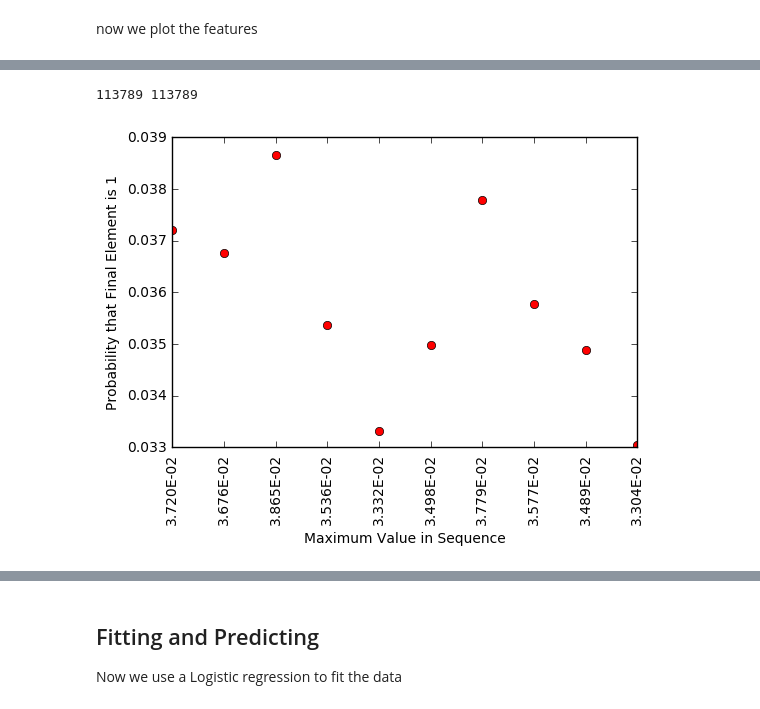
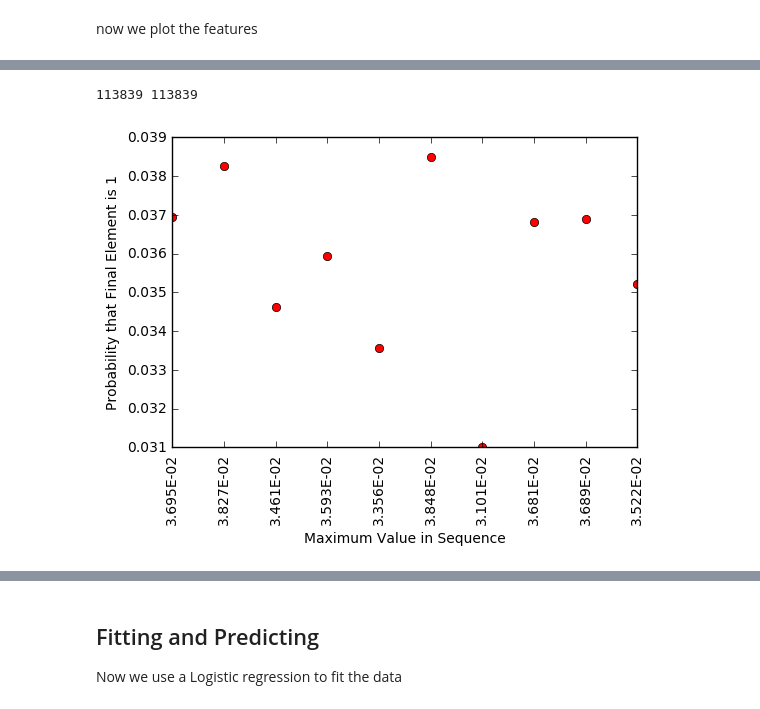
Before and after one commit to bpolania/Capstone, a Jupyter notebook: Udacity Machine Learning Capstone Project.ipynb, the cells around one changed output, grey strips where cells are left out. Cells and saved outputs as stored; diff of their text form; code cells hidden in the pictures.

```diff
--- a/Udacity Machine Learning Capstone Project.ipynb
+++ b/Udacity Machine Learning Capstone Project.ipynb
@@ -225,15 +225,15 @@ plot_predictibility(range(0,max_count_of_element),class_probabilities,"Probabili
 # %%
 # How predictive is max feature?
 # Categorizing is made for the sake of visualization
 def final_elements_by_category(elements):
     return (elements == most_frequent_final_element).mean()
 
 categories = pd.cut(map(float, features['max'].dropna()),features['max'].dropna().quantile(np.arange(0,1.1,0.1)))
-class_probabilities = train_final_elements[training_indices][56:].groupby(categories).apply(final_elements_by_category)
+class_probabilities = train_final_elements[training_indices][6:].groupby(categories).apply(final_elements_by_category)
 plot_predictibility(categories.categories,class_probabilities,"Probability that Final Element is " + most_frequent_final_element,"Maximum Value in Sequence",True,True)
 # %% [output]
-113789 113789
+113839 113839
-[figure, old version]
+[figure, new version]
 # %%
 # How predictive is negatives feature?
 class_probabilities = [(train_final_elements[training_indices][features['negatives']]==most_frequent_final_element).mean(),(train_final_elements[training_indices][~features['negatives']]==most_frequent_final_element).mean()]
```
Also changed, not shown: parts of 6 cells of this notebook, 1 other file.
